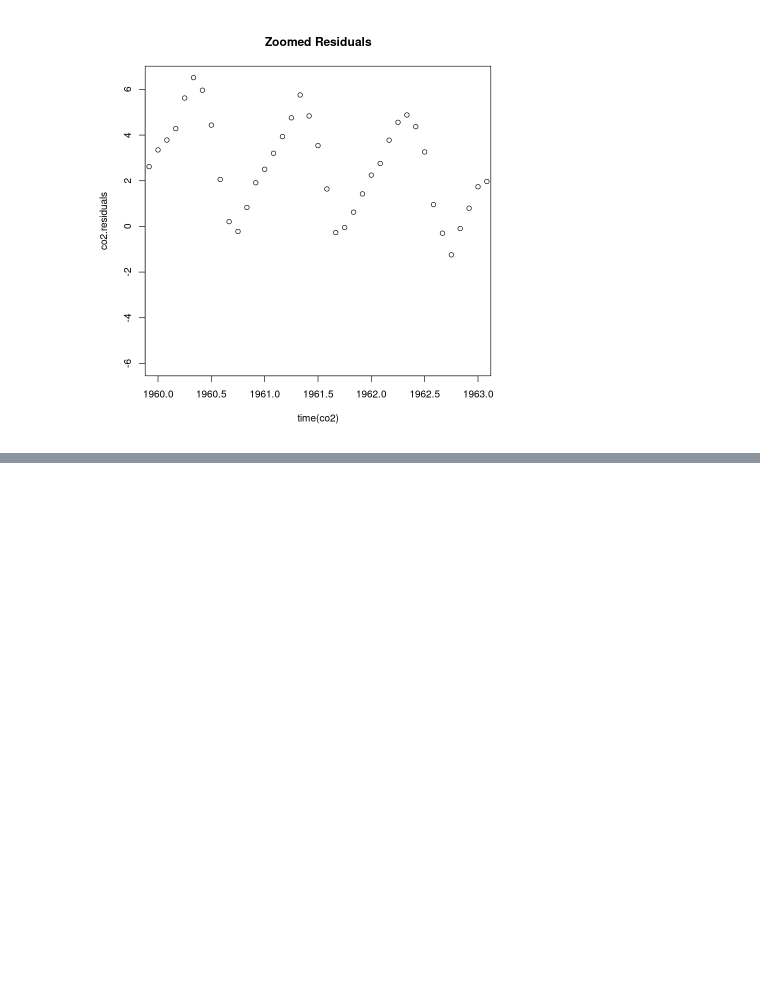
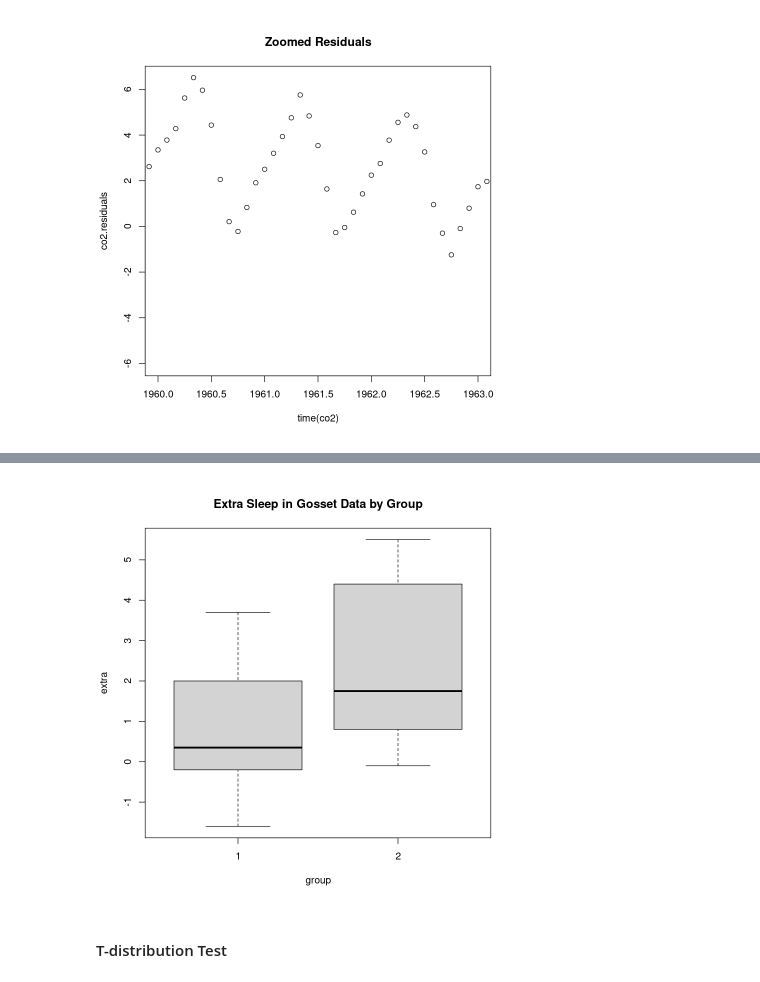
Before and after one commit to anilkunwar/coursera, a Jupyter notebook: SUNY_Practical_Time_Series_Analysis/Basic-statistics.ipynb, the cells around one changed output, grey strips where cells are left out. Drawn from its saved outputs; the diff is of its cells as text; code cells hidden in the pictures; blank space fills up the shorter version.

```diff
--- a/SUNY_Practical_Time_Series_Analysis/Basic-statistics.ipynb
+++ b/SUNY_Practical_Time_Series_Analysis/Basic-statistics.ipynb
@@ -238,0 +267,9 @@ plot(co2.residuals~time(co2), xlim=c(1960, 1963), main='Zoomed Residuals')
+# %%
+plot(extra~group, data=sleep, main="Extra Sleep in Gosset Data by Group")
+attach(sleep)
+extra.1 = extra[group == 1]
+extra.2 = extra[group == 2]
+# %% [output]
+[figure, added]
+# %% [markdown]
+#### T-distribution Test
```
Also changed, not shown: parts of 12 cells of this notebook.
